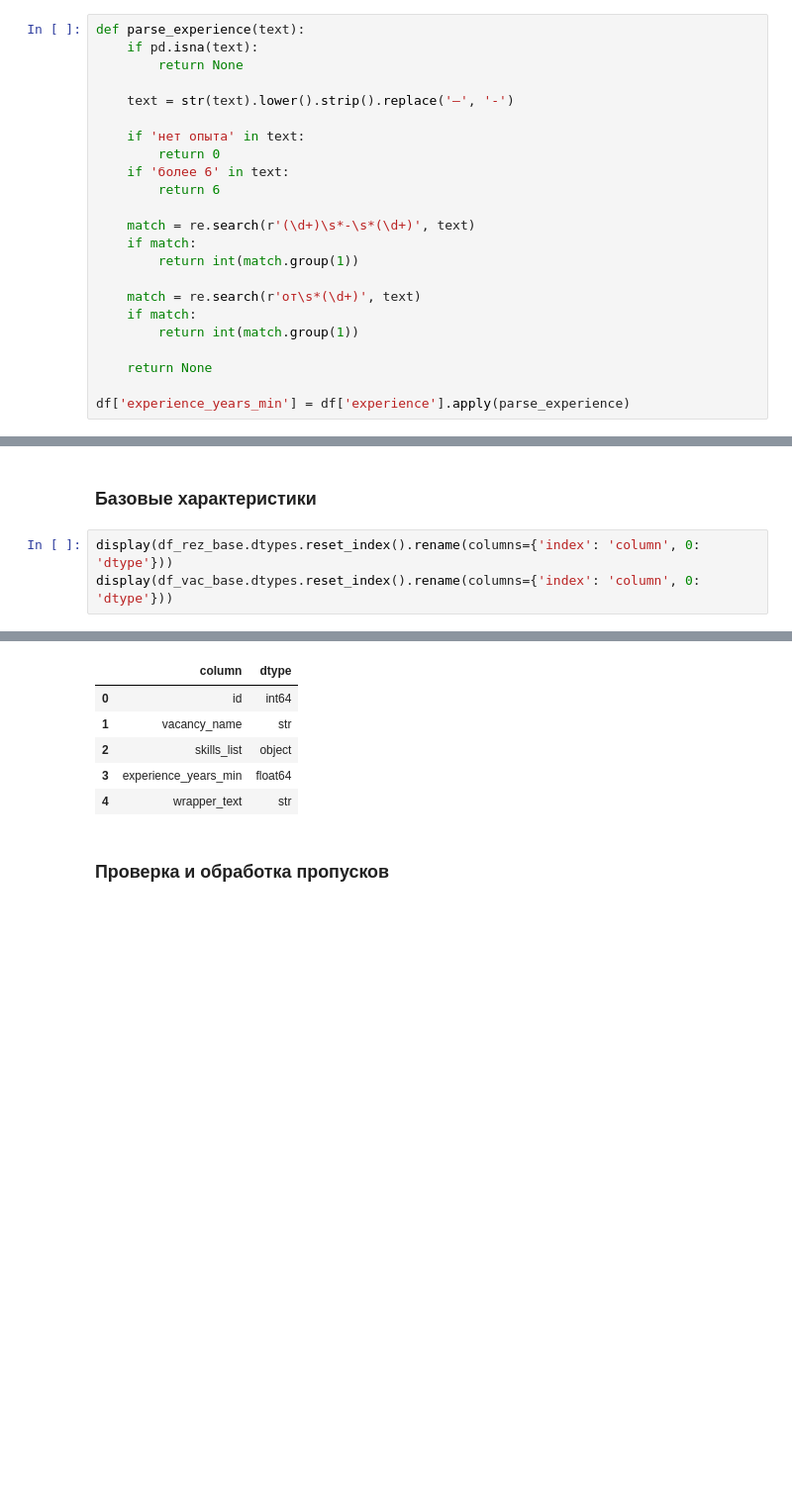
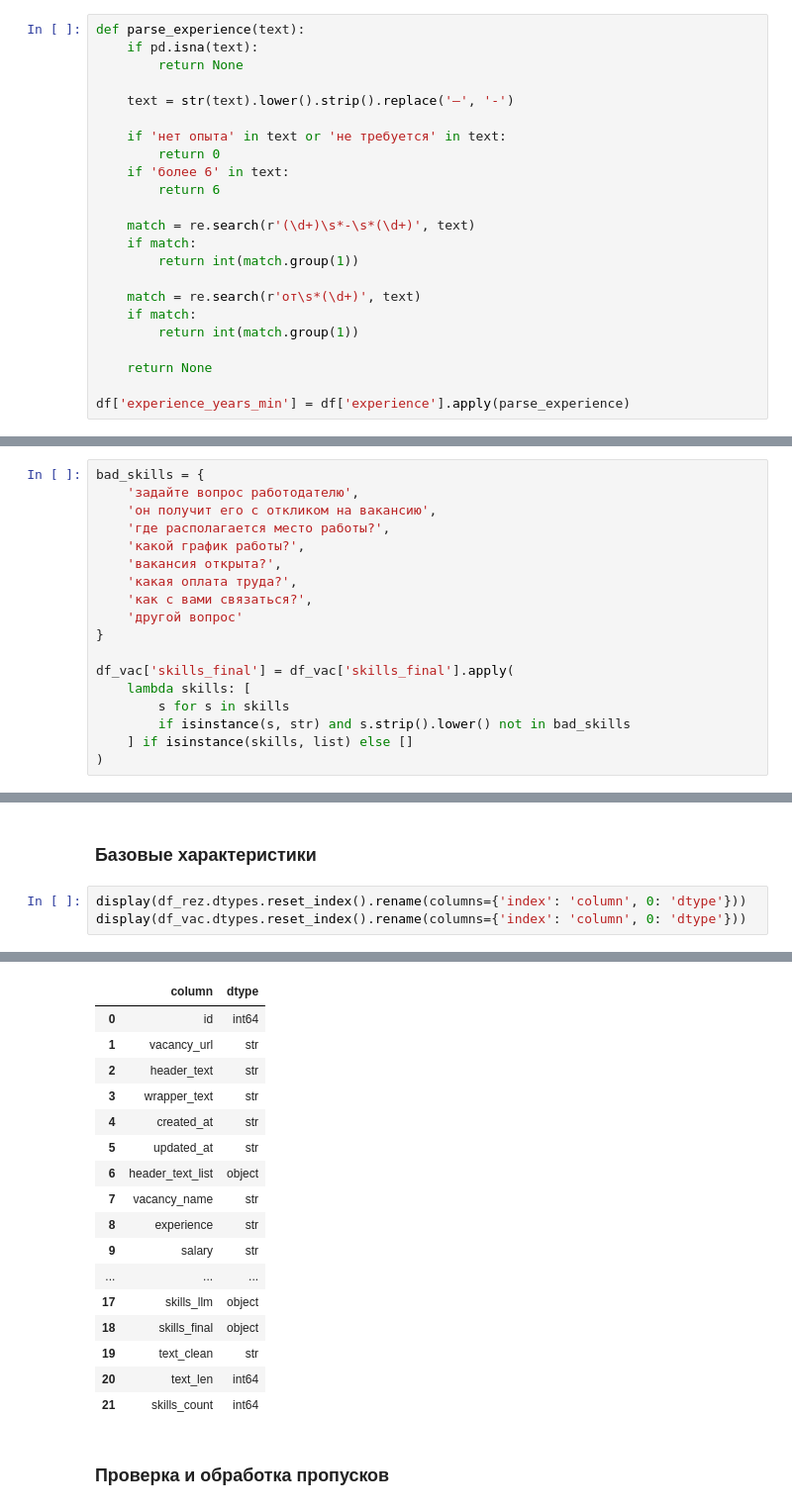
Before and after one commit to KirillTretyakov/thesis, a Jupyter notebook: eda.ipynb, the cells around one changed output, grey strips where cells are left out. Shown at 99% size. Cells and saved outputs as stored; diff of their text form; blank space fills up the shorter version.

```diff
--- a/eda.ipynb
+++ b/eda.ipynb
@@ -407,7 +441,7 @@ def parse_experience(text):
 
     text = str(text).lower().strip().replace('–', '-')
 
-    if 'нет опыта' in text:
+    if 'нет опыта' in text or 'не требуется' in text:
         return 0
     if 'более 6' in text:
         return 6
@@ -908,0 +987,18 @@ Counter(all_skills).most_common(100)
+# %%
+bad_skills = {
+    'задайте вопрос работодателю',
+    'он получит его с откликом на вакансию',
+    'где располагается место работы?',
+    'какой график работы?',
+    'вакансия открыта?',
+    'какая оплата труда?',
+    'как с вами связаться?',
+    'другой вопрос'
+}
+
+df_vac['skills_final'] = df_vac['skills_final'].apply(
+    lambda skills: [
+        s for s in skills
+        if isinstance(s, str) and s.strip().lower() not in bad_skills
+    ] if isinstance(skills, list) else []
+)
@@ -924,8 +1036,8 @@ df_vac_base = df_vac[['id', 'vacancy_name', 'skills_list', 'experience_years_min
 # %% [markdown]
 ### Базовые характеристики
 # %%
-display(df_rez_base.dtypes.reset_index().rename(columns={'index': 'column', 0: 'dtype'}))
-display(df_vac_base.dtypes.reset_index().rename(columns={'index': 'column', 0: 'dtype'}))
+display(df_rez.dtypes.reset_index().rename(columns={'index': 'column', 0: 'dtype'}))
+display(df_vac.dtypes.reset_index().rename(columns={'index': 'column', 0: 'dtype'}))
 # %% [output]
 |  | column | dtype |
 | 0 | id | int64 |
@@ -936,9 +1057,20 @@ display(df_vac_base.dtypes.reset_index().rename(columns={'index': 'column', 0: '
 |  | column | dtype |
 | 0 | id | int64 |
-| 1 | vacancy_name | str |
-| 2 | skills_list | object |
-| 3 | experience_years_min | float64 |
-| 4 | wrapper_text | str |
+| 1 | vacancy_url | str |
+| 2 | header_text | str |
+| 3 | wrapper_text | str |
+| 4 | created_at | str |
+| 5 | updated_at | str |
+| 6 | header_text_list | object |
+| 7 | vacancy_name | str |
+| 8 | experience | str |
+| 9 | salary | str |
+| ... | ... | ... |
+| 17 | skills_llm | object |
+| 18 | skills_final | object |
+| 19 | text_clean | str |
+| 20 | text_len | int64 |
+| 21 | skills_count | int64 |
 # %% [markdown]
 ### Проверка и обработка пропусков
 # %%
```
Also changed, not shown: parts of 32 cells of this notebook, 12 other files.
